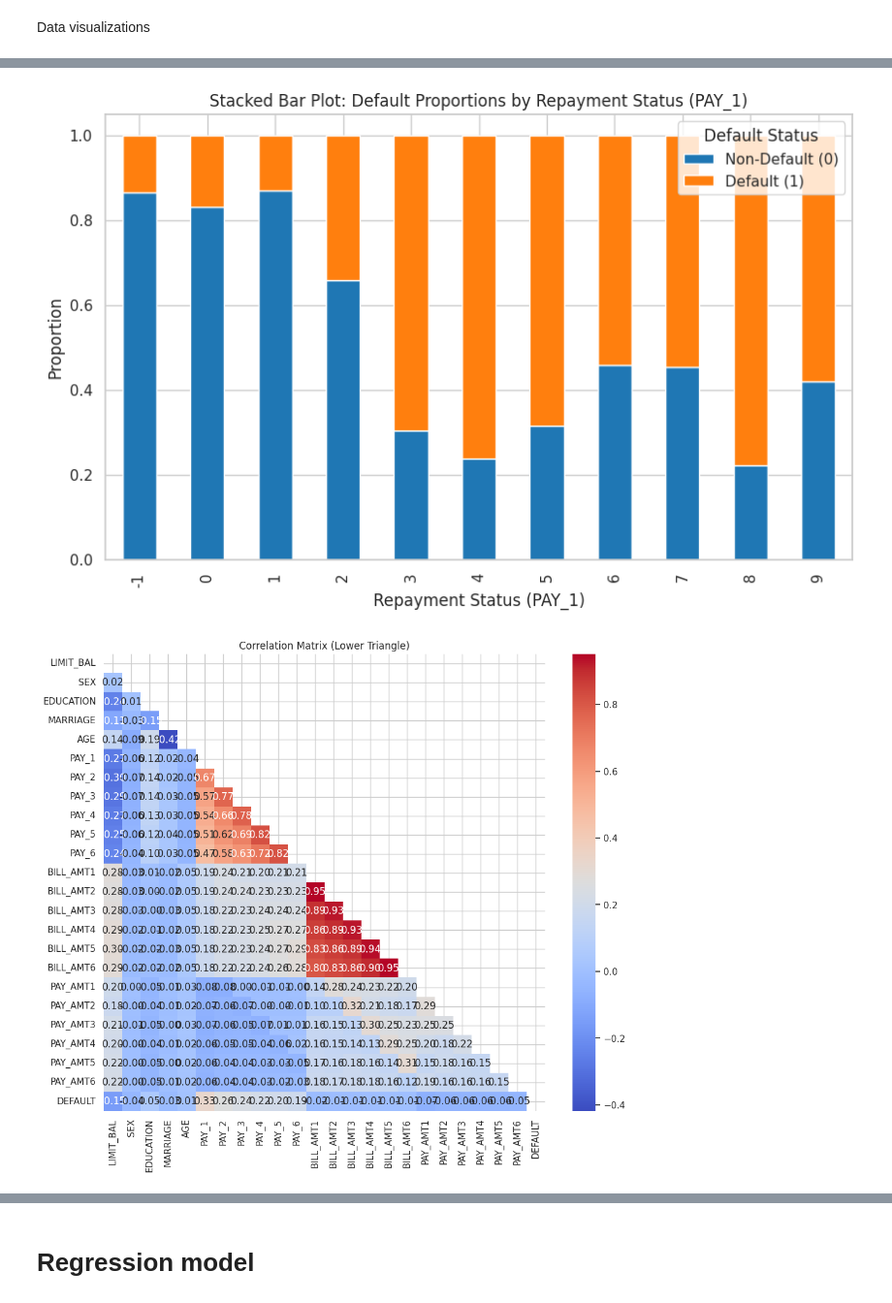
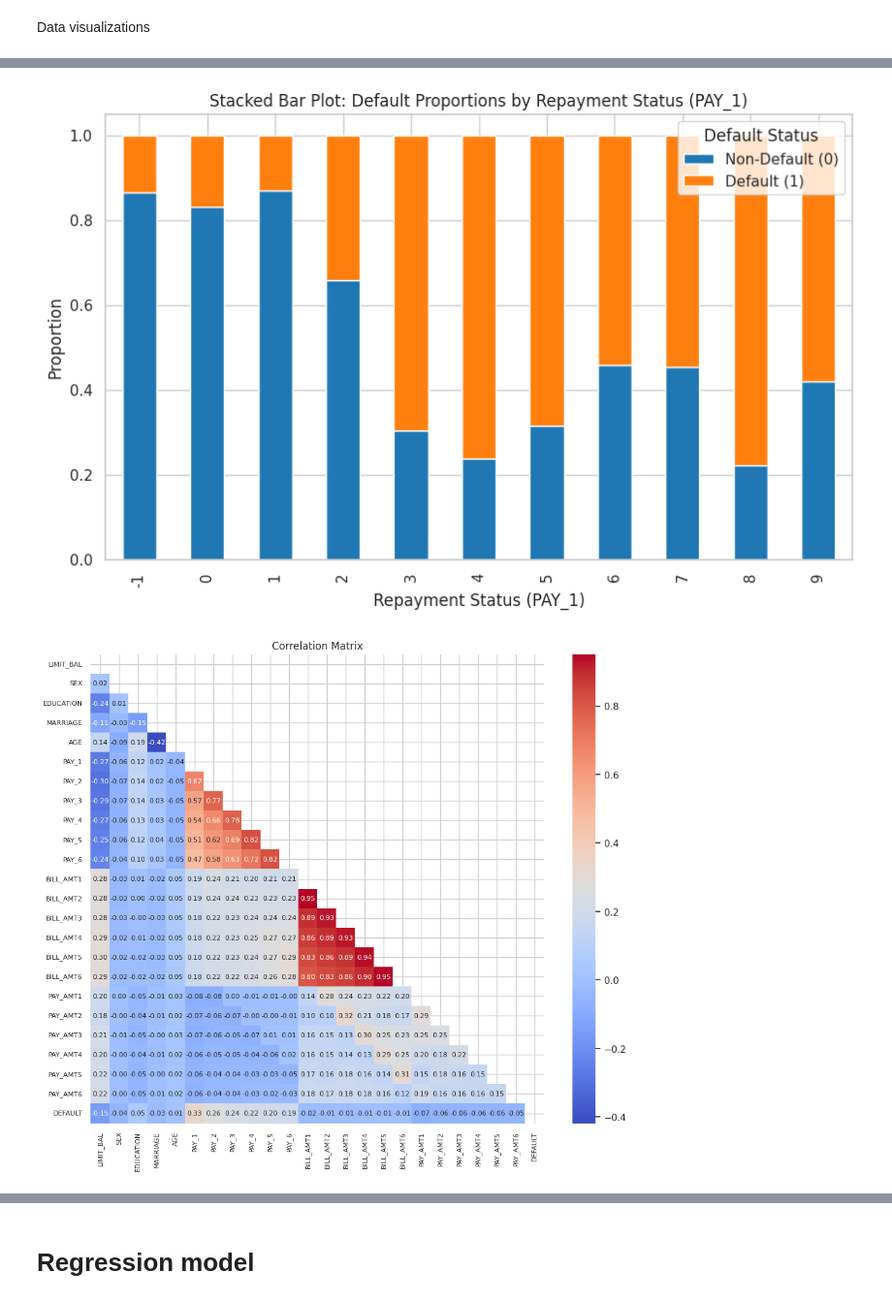
Before and after one commit to camster811/CreditDefaultDS, a Jupyter notebook: default_report.ipynb, the cells around one changed output, grey strips where cells are left out. Shown: that part at 97% size. Saved outputs shown, nothing was run; the diff lists cells and outputs as text; code cells hidden in the pictures.

```diff
--- a/default_report.ipynb
+++ b/default_report.ipynb
@@ -304,12 +201,12 @@ Data visualizations
 # Set a style for the plots
 sns.set(style="whitegrid")
 
-# 1. Scatter Plot: Credit Limit vs. Default
+# 1. Density Plot: Credit Limit by Default
 plt.figure(figsize=(8, 6))
-sns.violinplot(data=df, x='DEFAULT', y='LIMIT_BAL', palette='coolwarm', inner='quartile')
-plt.title('Violin Plot: Credit Limit vs. Default')
-plt.xlabel('Default (DEFAULT)')
-plt.ylabel('Credit Limit (LIMIT_BAL)')
+sns.kdeplot(data=df, x='LIMIT_BAL', hue='DEFAULT', fill=True, palette='coolwarm', alpha=0.5)
+plt.title('Credit Limit by Default')
+plt.xlabel('Credit Limit (LIMIT_BAL)')
+plt.ylabel('Density')
 plt.show()
 
 # 2. Box Plot: Payment History vs. Default
@@ -328,14 +225,16 @@ plt.show()
 plt.figure(figsize=(12, 10))
 correlation_matrix = df.corr()
 mask = np.triu(np.ones_like(correlation_matrix, dtype=bool))
-sns.heatmap(correlation_matrix, mask=mask, annot=True, fmt=".2f", cmap='coolwarm', cbar=True)
-plt.title('Correlation Matrix (Lower Triangle)')
+sns.heatmap(correlation_matrix, mask=mask, annot=True, fmt=".2f", cmap='coolwarm', cbar=True, annot_kws={"size": 8})
+plt.title('Correlation Matrix')
+plt.xticks(fontsize=8)
+plt.yticks(fontsize=8)
 plt.show()
 
 # 4. Distribution Plot: Age
 plt.figure(figsize=(8, 6))
 sns.kdeplot(data=df, x='AGE', hue='DEFAULT', fill=True, palette='coolwarm', alpha=0.5)
-plt.title('KDE Plot: Age Distribution by Default')
+plt.title('Age Distribution by Default')
 plt.xlabel('Age')
 plt.ylabel('Density')
 plt.show()
@@ -354,2 +253,2 @@ plt.show()
 [figure]
-[figure, old version]
+[figure, new version]
```
Also changed, not shown: parts of 6 cells of this notebook.
